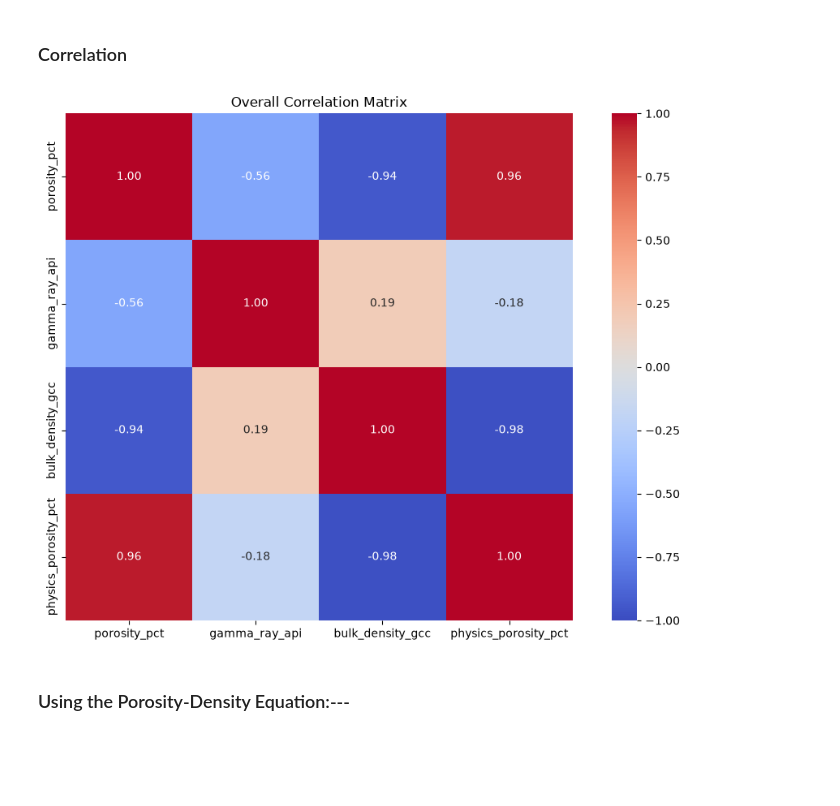
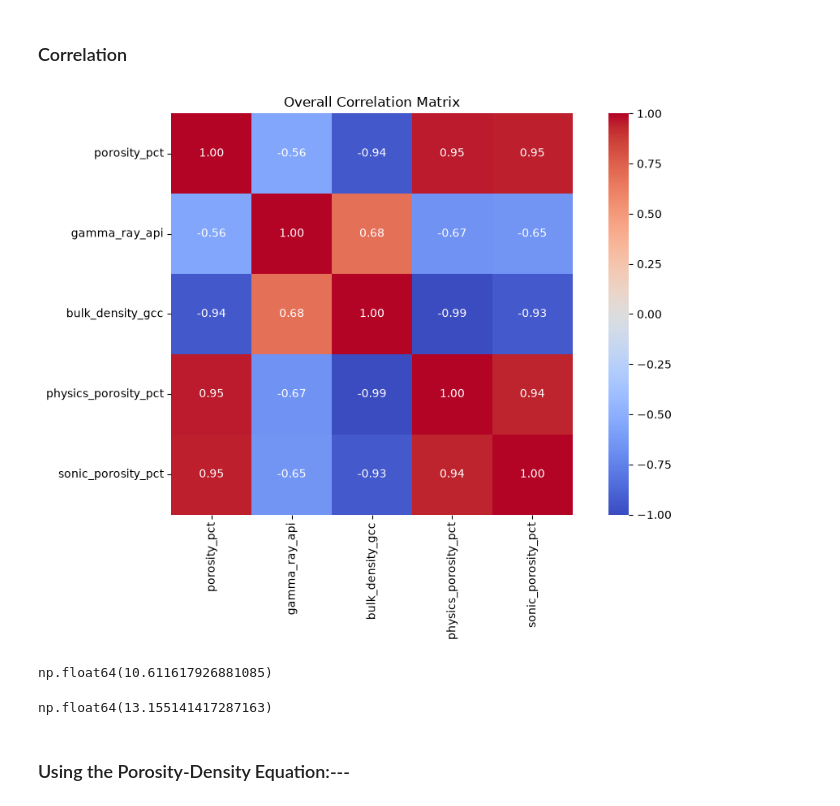
Before and after one commit to sadaraka-kadi/probable-eureka, a Jupyter notebook: notebooks/01_data_exploration.ipynb, the cells around one changed output. Saved outputs shown, nothing was run; the diff lists cells and outputs as text; code cells hidden in the pictures; blank space fills up the shorter version.

```diff
--- a/notebooks/01_data_exploration.ipynb
+++ b/notebooks/01_data_exploration.ipynb
@@ -376,7 +376,7 @@ $$\phi = \frac{\rho_{ma} - \rho_b}{\rho_{ma} - \rho_{fl}} \times 100$$
 # 2.65 g/cc -quartz sandstone matrix density(2.65, 2.68)
 # 1.07 g/cc -saline formation brine density(1.07, 1.1)
 
-RHO_MA = 2.65
+RHO_MA = 2.69
 RHO_FL = 1.0
 
 df['physics_porosity_pct'] = (
@@ -387,18 +414,60 @@ df['physics_porosity_pct'] = (
+# %%
+# Transfer DT log from las to target_lithologies
+df["transit_time"] = np.nan
+
+for well in well_list:
+    las = dfs_las[well].reset_index()
+    depth_col = "DEPT:2" if well == "JUT-01" else "MD"
+    dt_col = "DTC" if well == "BLT-01" else "DT"
+
+    mask = df["well_id"] == well
+    formation_top = df.loc[mask, "formation_top_tvd"].iloc[0]
+    formation_base = df.loc[mask, "formation_base_tvd"].iloc[0]
+
+    subset = las[(las[depth_col] >= formation_top) & (las[depth_col] <= formation_base)].copy()
+
+    n_df, n_subset = mask.sum(), len(subset)
+    if n_df != n_subset:
+        print(f"⚠️ {well}: df has {n_df} rows in interval vs {n_subset} in subset — skipping, lengths don't match")
+        continue
+
+    df.loc[mask, "transit_time"] = subset[dt_col].values
+# %%
+# Slochteren Sandstone constants
+# 55.5 mu.s/ft -quartz sandstone matrix(55.5)
+# 185 mu.s/ft -saline formation brine (185, 190)
+
+DT_MA = 55.5
+DT_FL = 185
+
+df['sonic_porosity_pct'] = (
+    ((df["transit_time"] - DT_MA) / (DT_FL - DT_MA))
+    .clip(0.02, 1.0)
+    * 100
+)
 # %% [markdown]
 ### Correlation
 # %%
 # Correlation heatmap
-tot_cols = log_cols + ['physics_porosity_pct']
+tot_cols = log_cols + ["physics_porosity_pct"] + ["sonic_porosity_pct"]
 
-corr = df[tot_cols].corr()
+corr = df[tot_cols].dropna().corr()
 
 fig, ax = plt.subplots(figsize=(10, 7))
 sns.heatmap(corr, annot=True, fmt='.2f', ax=ax, cmap='coolwarm', vmin=-1, vmax=1, square=True)
 ax.set_title('Overall Correlation Matrix')
 
 plt.tight_layout()
 # %% [output]
-[figure, old version]
+[figure, new version]
+# %%
+df[df["well_id"] == "JUT-01"]["sonic_porosity_pct"].mean()
+# %% [output]
+np.float64(10.611617926881085)
+# %%
+df[df["well_id"] == "JUT-01"]["physics_porosity_pct"].mean()
+# %% [output]
+np.float64(13.155141417287163)
 # %% [markdown]
 ### Using the Porosity-Density Equation:---
 # %%
```
Also changed, not shown: parts of 10 cells of this notebook.
